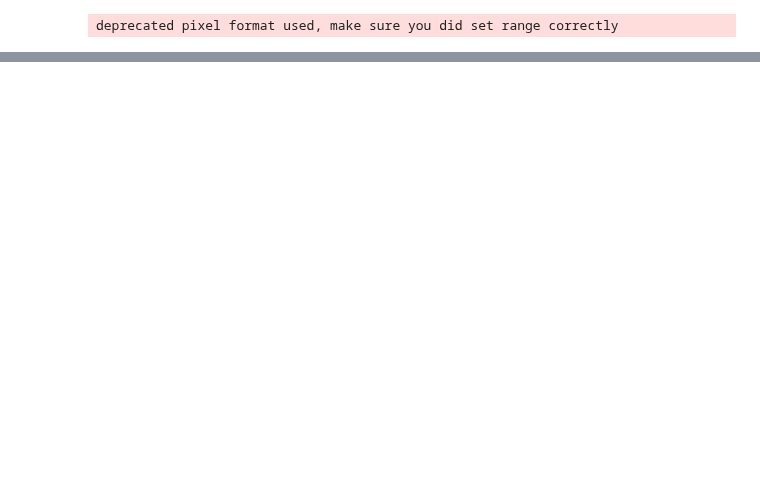
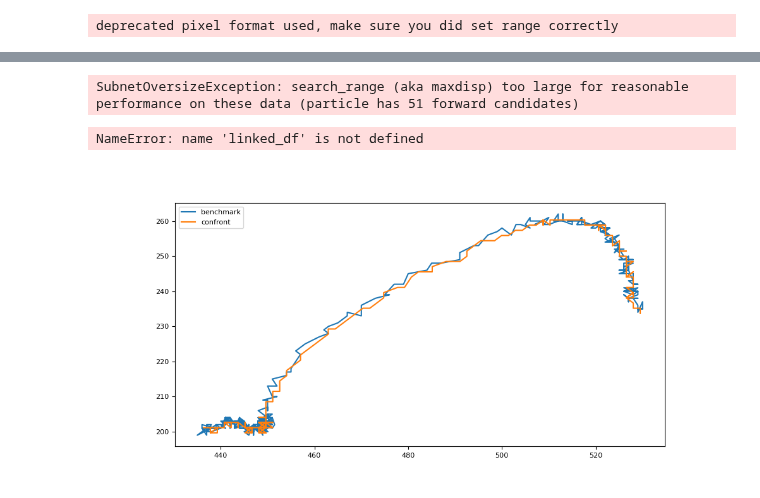
Before and after one commit to skandiz/MasterThesis, a Jupyter notebook: tracking/hough_trajTracking.ipynb, the cells around one changed output, grey strips where cells are left out. Cells and saved outputs as stored; diff of their text form; code cells hidden in the pictures; blank space fills up the shorter version.

```diff
--- a/tracking/hough_trajTracking.ipynb
+++ b/tracking/hough_trajTracking.ipynb
@@ -237,5 +220,0 @@ else:
-# %%
-frames = (pre_merge_df.frame.values[::correct_n]).astype(int)
-print(f"Number of frames: {len(frames)}")
-err_frames = pre_merge_df.loc[pre_merge_df.nDroplets != correct_n].frame.unique().astype(int)
-print(f"Percentage of error: {len(err_frames)}/{len(frames)}")
@@ -241,0 +423,4 @@ print(f"Percentage of error: {len(err_frames)}/{len(frames)}")
+# %%
+test = TrajectoryProcessing(traj_part, correct_n)
+test.parameters_optimization(data_preload, 5000, 100, run_verb = False, plot_verb=False)
+test.run_location(data_preload, False)
@@ -241,0 +442,11 @@ print(f"Percentage of error: {len(err_frames)}/{len(frames)}")
+# %%
+dropSize = 31
+minMass = 2000
+sep = 16
+nDrops = 50
+###############################################################################################
+#                                     FEATURES LOCATION                                       #
+###############################################################################################
+
+f = tp.batch(data_preload[:100], dropSize, minmass = minMass, separation = sep, topn = nDrops, engine = 'numba')
+display(f)
@@ -241,0 +504,25 @@ print(f"Percentage of error: {len(err_frames)}/{len(frames)}")
+# %%
+linked_df = tp.link(a.hough_df, search_range = 100, memory = 2, link_strategy = 'hybrid',\
+                    neighbor_strategy = 'KDTree', adaptive_stop = 1)
+# %% [output]
+SubnetOversizeException: search_range (aka maxdisp) too large for reasonable performance on these data (particle has 51 forward candidates)
+# %%
+linked_df
+# %% [output]
+NameError: name 'linked_df' is not defined
+# %%
+def analyze_result(benchmark_traj, hough_trackpy_df, startFrame, endFrame, benchmark_particle_id):
+    confront_traj = hough_trackpy_df.loc[(hough_trackpy_df.frame.between(startFrame, endFrame)) & (hough_trackpy_df.particle == benchmark_particle_id)]
+    fig, ax = plt.subplots(1, 1, figsize = (10, 5))
+    ax.plot(benchmark_traj.x, benchmark_traj.y, label = "benchmark")
+    ax.plot(confront_traj.x, confront_traj.y, label = "confront")
+    ax.legend()
+    plt.show()
+# %%
+benchmark_traj = pd.read_csv(f"./results/error_estimation/benchmark_traj.csv")
+startFrame = 18300
+endFrame = 18900
+benchmark_particle_id = 40
+analyze_result(benchmark_traj, hough_trackpy_df, startFrame, endFrame, benchmark_particle_id)
+# %% [output]
+[figure, added]
```
Also changed, not shown: parts of 16 cells of this notebook, 5 other files.
